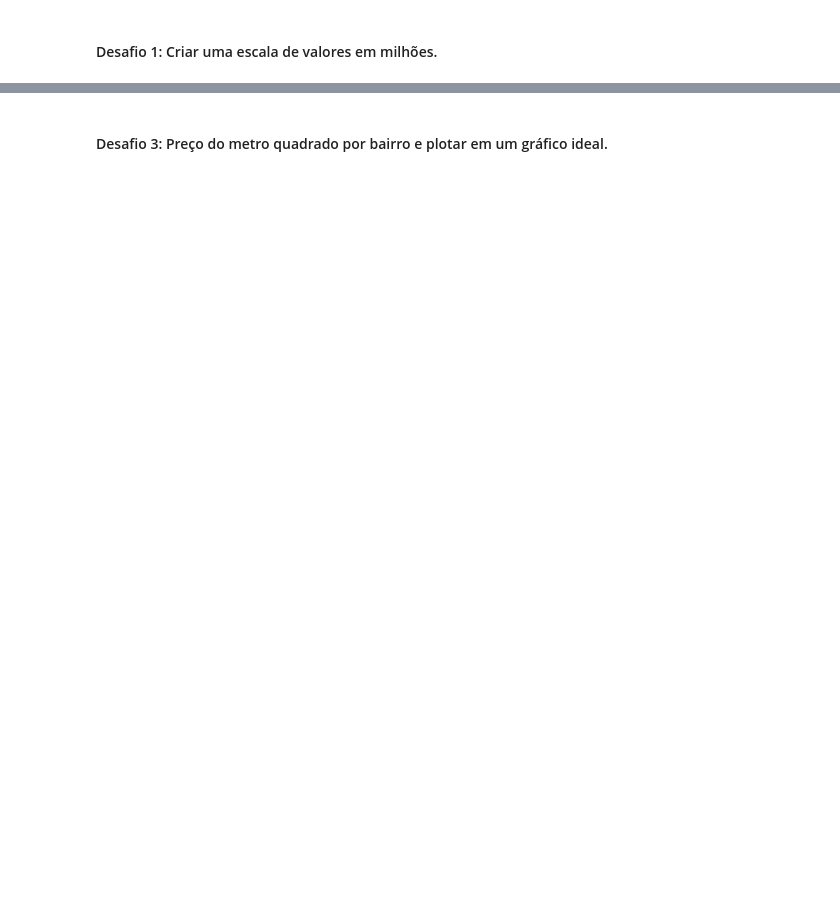
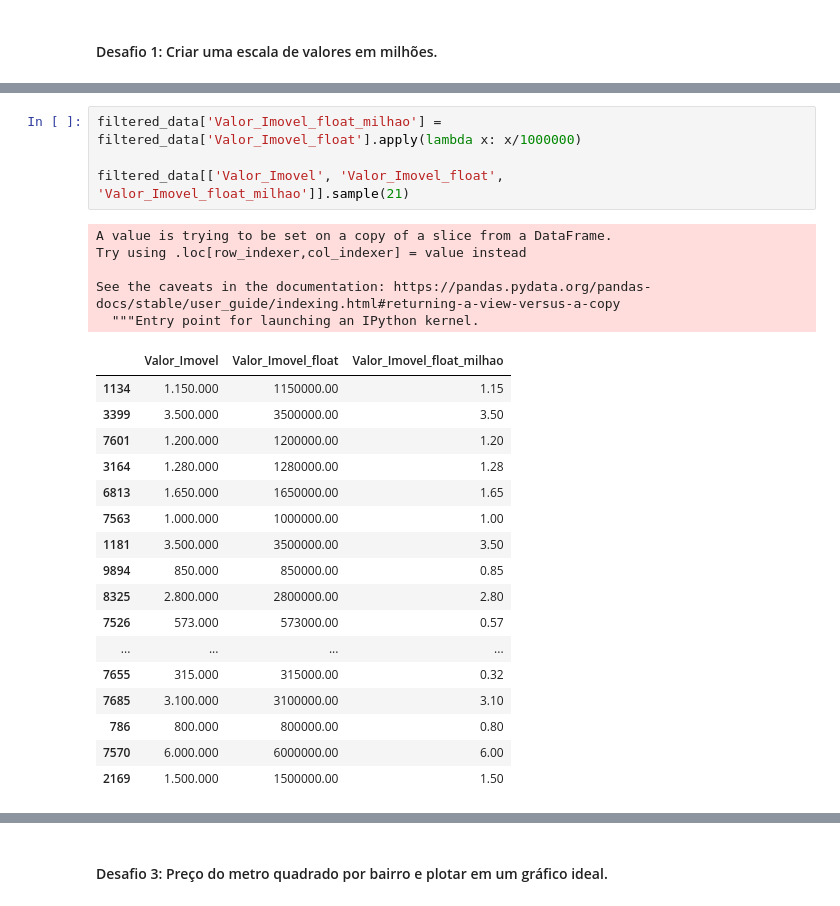
Before and after one commit to AlissonAnjos21/imersao_dados_alura, a Jupyter notebook: Aula_02_Imersão_de_Dados_04_Pesquisa_de_Imóveis_em_São_Paulo.ipynb, the cells around one changed output, grey strips where cells are left out. Drawn from its saved outputs; the diff is of its cells as text; blank space fills up the shorter version.

```diff
--- a/Aula_02_Imersão_de_Dados_04_Pesquisa_de_Imóveis_em_São_Paulo.ipynb
+++ b/Aula_02_Imersão_de_Dados_04_Pesquisa_de_Imóveis_em_São_Paulo.ipynb
@@ -390 +422,28 @@ plt.show()
+# %%
+filtered_data['Valor_Imovel_float_milhao'] = filtered_data['Valor_Imovel_float'].apply(lambda x: x/1000000)
+
+filtered_data[['Valor_Imovel', 'Valor_Imovel_float', 'Valor_Imovel_float_milhao']].sample(21)
+# %% [output]
+A value is trying to be set on a copy of a slice from a DataFrame.
+Try using .loc[row_indexer,col_indexer] = value instead
+
+See the caveats in the documentation: https://pandas.pydata.org/pandas-docs/stable/user_guide/indexing.html#returning-a-view-versus-a-copy
+  """Entry point for launching an IPython kernel.
+|  | Valor_Imovel | Valor_Imovel_float | Valor_Imovel_float_milhao |
+| 1134 | 1.150.000 | 1150000.00 | 1.15 |
+| 3399 | 3.500.000 | 3500000.00 | 3.50 |
+| 7601 | 1.200.000 | 1200000.00 | 1.20 |
+| 3164 | 1.280.000 | 1280000.00 | 1.28 |
+| 6813 | 1.650.000 | 1650000.00 | 1.65 |
+| 7563 | 1.000.000 | 1000000.00 | 1.00 |
+| 1181 | 3.500.000 | 3500000.00 | 3.50 |
+| 9894 | 850.000 | 850000.00 | 0.85 |
+| 8325 | 2.800.000 | 2800000.00 | 2.80 |
+| 7526 | 573.000 | 573000.00 | 0.57 |
+| ... | ... | ... | ... |
+| 7655 | 315.000 | 315000.00 | 0.32 |
+| 7685 | 3.100.000 | 3100000.00 | 3.10 |
+| 786 | 800.000 | 800000.00 | 0.80 |
+| 7570 | 6.000.000 | 6000000.00 | 6.00 |
+| 2169 | 1.500.000 | 1500000.00 | 1.50 |
 # %% [markdown]
```
Also changed, not shown: parts of 16 cells of this notebook.
